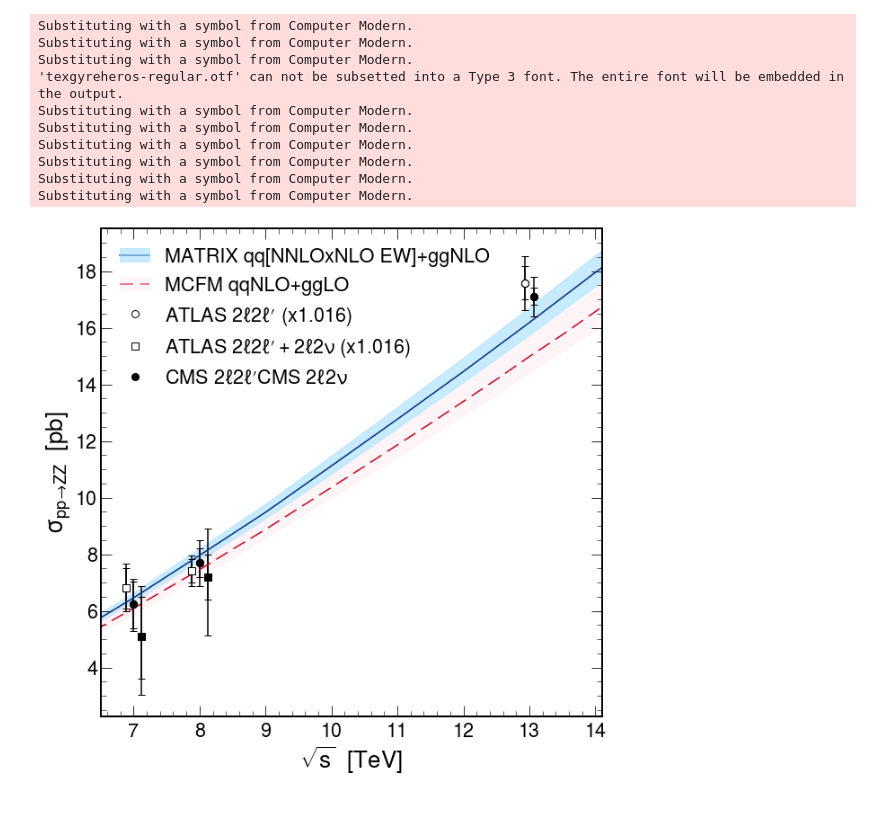
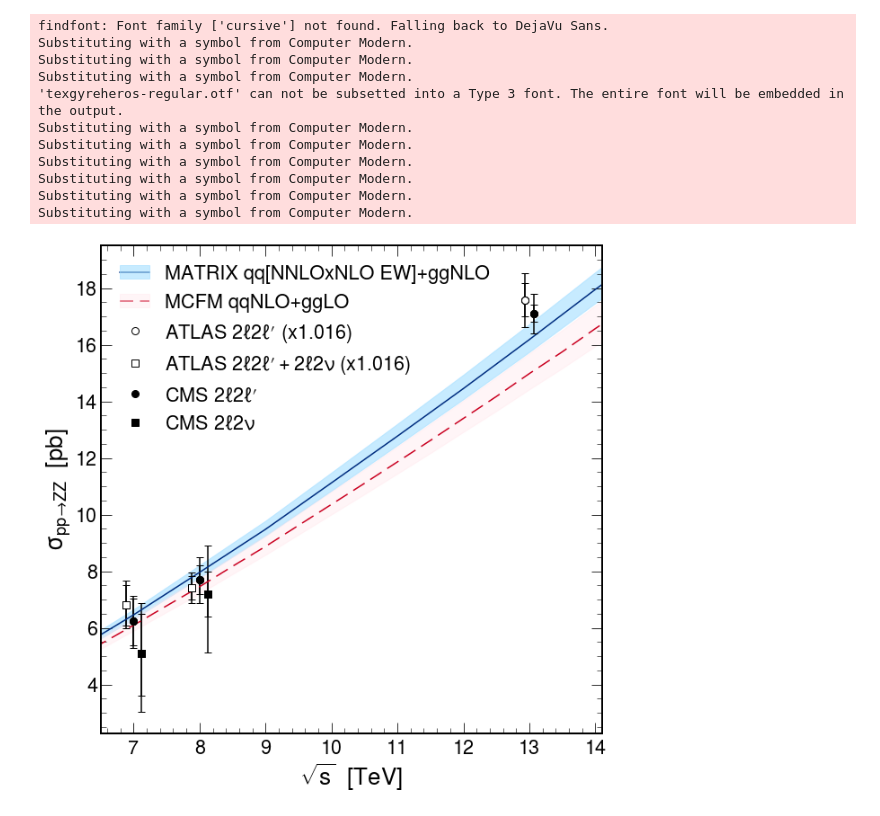
Before and after one commit to kdlong/DibosonXSecPlots, a Jupyter notebook: xsecVsSqrtS.ipynb, the cells around one changed output. Saved outputs shown, nothing was run; the diff lists cells and outputs as text; code cells hidden in the pictures.

```diff
--- a/xsecVsSqrtS.ipynb
+++ b/xsecVsSqrtS.ipynb
@@ -89,42 +30,42 @@ def plotData(x, y, statup, statdown, totup, totdown, label):
 # %%
-(x,y,systup, systdown, statup, statdown) = plotDataFromFile("data/ZZ_nnlo_values.txt")
+(x,y,systup, systdown, statup, statdown) = ct.plotDataFromFile("data/ZZ_nnlo_values.txt")
 nnlo = plt.plot(x,y,'#002D80')
 nnlo_fill = plt.fill_between(x, [i+e for i,e in zip(y, systup)], [i-e for i,e in zip(y, systdown)], color='#A3DFFF',alpha=.6)
 
-(x,y,systup, systdown, statup, statdown) = plotDataFromFile("data/ZZ_scan_values_removebr_fixedscale.txt")
+(x,y,systup, systdown, statup, statdown) = ct.plotDataFromFile("data/ZZ_scan_values_removebr_fixedscale.txt")
 nlo = plt.plot(x,y, '#ca0020', dashes=[10, 5,], label="")
 nlo_fill = plt.fill_between(x, [i+e for i,e in zip(y, systup)], [i-e for i,e in zip(y, systdown)], color='#FFE6EC',alpha=.4)
 
-atlas_4l = plotData(*plotDataFromFile("data/ZZ_ATLAS_measurements.txt"), label=r"ATLAS $2\ell2\ell\prime$ (x1.016)")
-atlas_2l2v = plotData(*plotDataFromFile("data/ZZ_2l2v_ATLAS_measurements.txt"), label=r"ATLAS $2\ell2\ell\prime+2\ell2\nu$ (x1.016)")
-cms_4l = plotData(*plotDataFromFile("data/ZZ_CMS_measurements.txt"), label=r"CMS $2\ell2\ell\prime$")
-cms_2l2v = plotData(*plotDataFromFile("data/ZZ_2l2v_CMS_measurements.txt"), label=r"CMS $2\ell2\nu$")
+atlas_4l = ct.plotData(*ct.plotDataFromFile("data/ZZ_ATLAS_measurements.txt"), label=r"ATLAS $2\ell2\ell\prime$ (x1.016)")
+atlas_2l2v = ct.plotData(*ct.plotDataFromFile("data/ZZ_2l2v_ATLAS_measurements.txt"), label=r"ATLAS $2\ell2\ell\prime+2\ell2\nu$ (x1.016)")
+cms_4l = ct.plotData(*ct.plotDataFromFile("data/ZZ_CMS_measurements.txt"), label=r"CMS $2\ell2\ell\prime$")
+cms_2l2v = ct.plotData(*ct.plotDataFromFile("data/ZZ_2l2v_CMS_measurements.txt"), label=r"CMS $2\ell2\nu$")
 
 plt.xlim(6.5,14.1)
 plt.ylabel(r"$\sigma_{\mathrm{pp}\to\mathrm{ZZ}}$  [pb]")
 plt.xlabel("$\sqrt{s}$  [TeV]")
 
-#plt.legend(handles=[(nnlo[0], nnlo_fill[0]), (nlo[0], nlo_fill[0]), atlas_4l[0], cms_4l[0]], addloc='upper left')#, bbox_to_anchor=(0.5, 0.5))
 plt.legend([(nnlo[0], nnlo_fill), (nlo[0], nlo_fill), atlas_4l[0], atlas_2l2v[0], cms_4l[0], cms_2l2v[0]],
            ["MATRIX qq[NNLOxNLO EW]+ggNLO", "MCFM qqNLO+ggLO",
             r"ATLAS $2\ell2\ell\prime$ (x1.016)",
             r"ATLAS $2\ell2\ell\prime+2\ell2\nu$ (x1.016)",
-            r"CMS $2\ell2\ell\prime$"
+            r"CMS $2\ell2\ell\prime$",
             r"CMS $2\ell2\nu$"
 ], loc='upper left')
 
 fig = plt.gcf()
 fig.savefig("ZZCrossSection_{:%Y-%m-%d}.pdf".format(datetime.datetime.today()))
 fig.show()
 # %% [output]
+findfont: Font family ['cursive'] not found. Falling back to DejaVu Sans.
 Substituting with a symbol from Computer Modern.
 Substituting with a symbol from Computer Modern.
 Substituting with a symbol from Computer Modern.
 'texgyreheros-regular.otf' can not be subsetted into a Type 3 font. The entire font will be embedded in the output.
 Substituting with a symbol from Computer Modern.
 Substituting with a symbol from Computer Modern.
 Substituting with a symbol from Computer Modern.
 Substituting with a symbol from Computer Modern.
 Substituting with a symbol from Computer Modern.
 Substituting with a symbol from Computer Modern.
-[figure, old version]
+[figure, new version]
```
Also changed, not shown: parts of 6 cells of this notebook, 1 other file.
